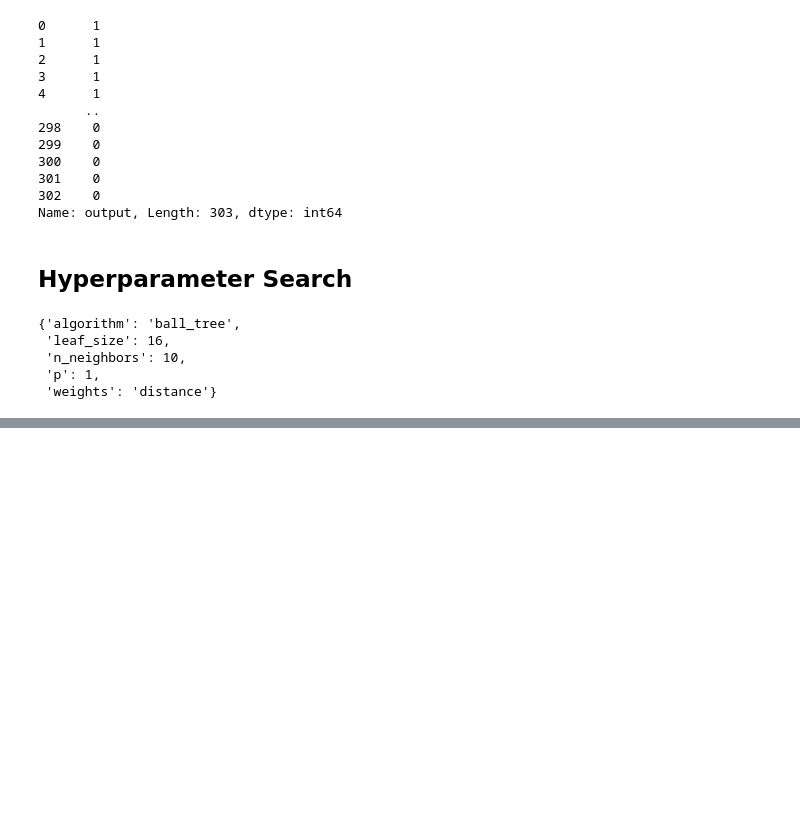
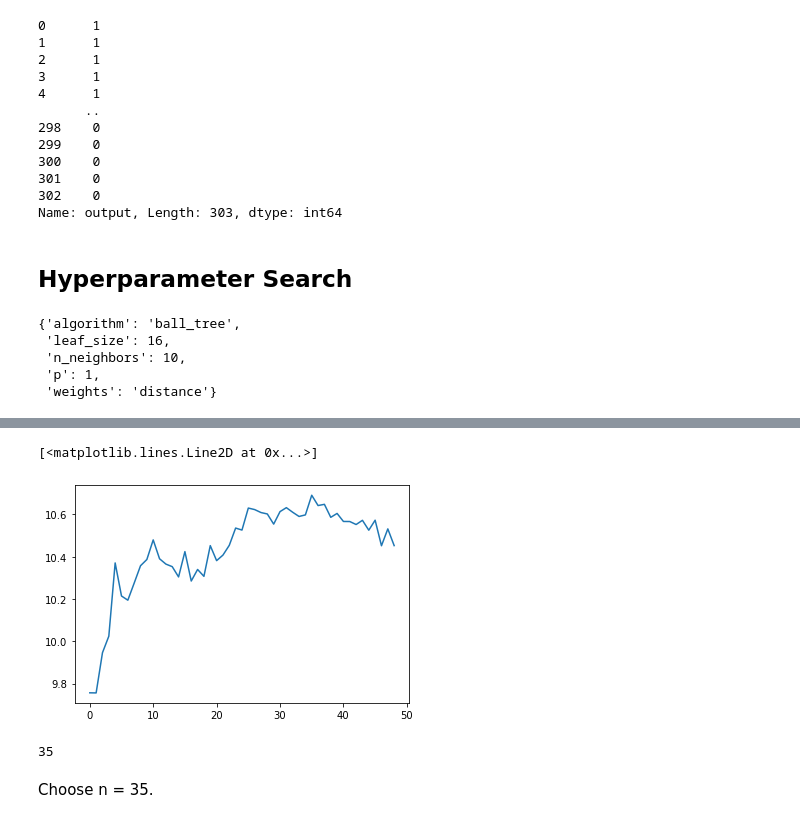
Before and after one commit to Harrison-Q-Ma/COGS109_Final_Project, a Jupyter notebook: COGS 109 Final Project.ipynb, the cells around one changed output, grey strips where cells are left out. Cells and saved outputs as stored; diff of their text form; code cells hidden in the pictures; blank space fills up the shorter version.

```diff
--- a/COGS 109 Final Project.ipynb
+++ b/COGS 109 Final Project.ipynb
@@ -155,0 +232,2 @@ plt.show()
+# %%
+overall_score = overall_score1 + overall_score2 + overall_score3 + overall_score4 + overall_score5
@@ -155,0 +247,11 @@ plt.show()
+# %%
+plt.plot(overall_score)
+# %% [output]
+[<matplotlib.lines.Line2D at 0x...>]
+[figure, added]
+# %%
+np.argmax(overall_score)
+# %% [output]
+35
+# %% [markdown]
+Choose n = 35.
```
Also changed, not shown: parts of 17 cells of this notebook.
